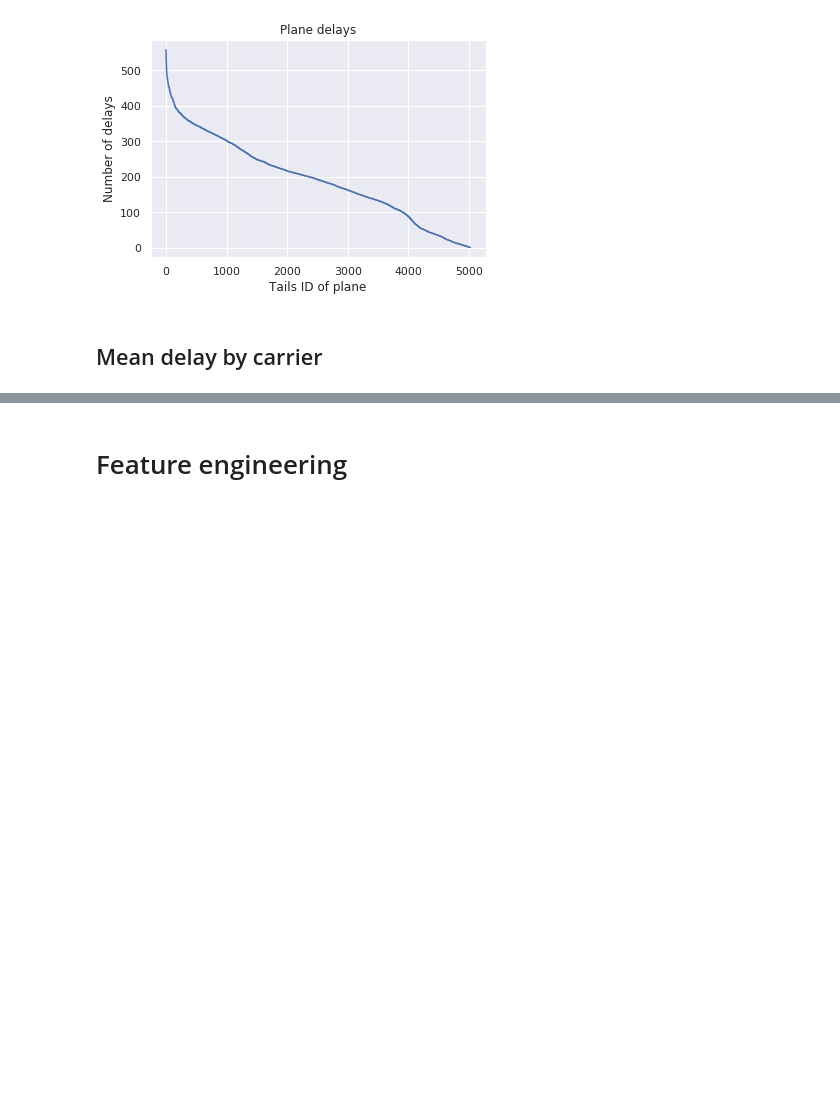
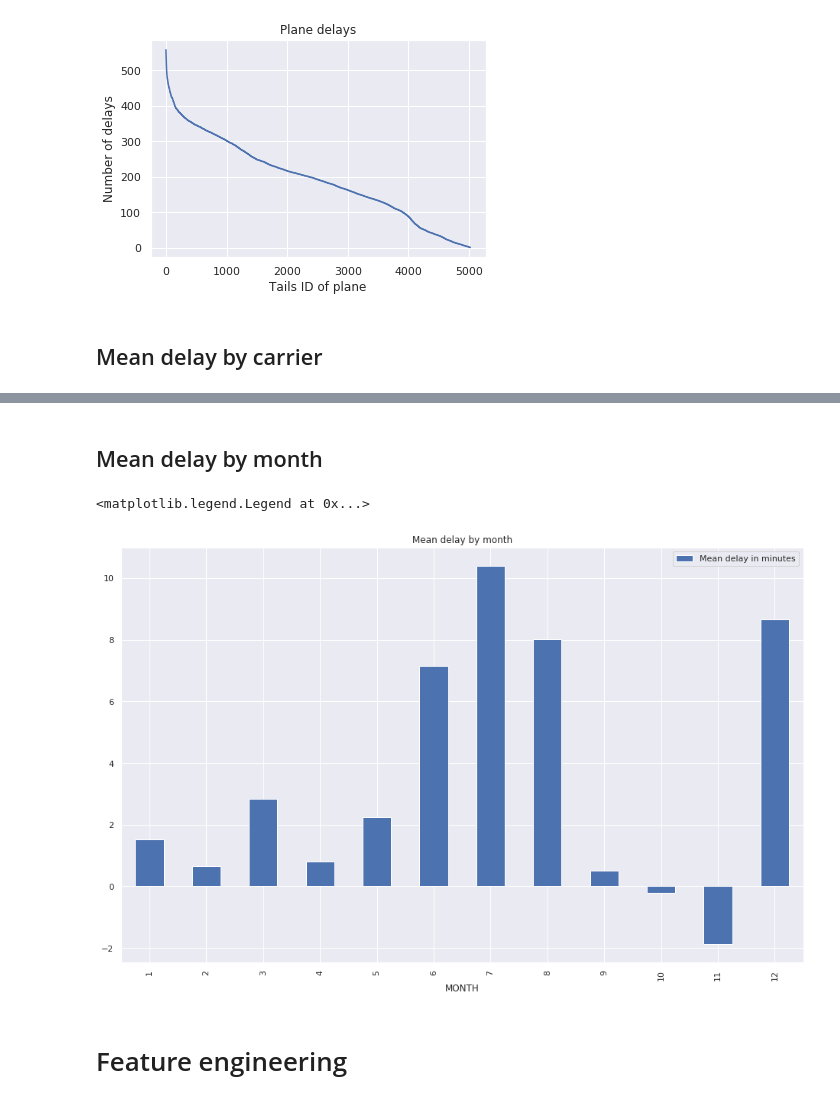
Before and after one commit to Severac/openclassrooms, a Jupyter notebook: PJ4/PJ4_dataexplore.ipynb, the cells around one changed output, grey strips where cells are left out. Drawn from its saved outputs; the diff is of its cells as text; code cells hidden in the pictures; blank space fills up the shorter version.

```diff
--- a/PJ4/PJ4_dataexplore.ipynb
+++ b/PJ4/PJ4_dataexplore.ipynb
@@ -469,3 +482,12 @@ df[['ARR_DELAY', 'UNIQUE_CARRIER']].groupby('UNIQUE_CARRIER').mean().plot.bar(fi
+# %% [markdown]
+## Mean delay by month
+# %%
+fig, ax = plt.subplots()
+df[['ARR_DELAY', 'MONTH']].groupby('MONTH').mean().plot.bar(figsize=(16,10), title='Mean delay by month', ax=ax)
+ax.legend(["Mean delay in minutes"])
+# %% [output]
+<matplotlib.legend.Legend at 0x...>
+[figure, added]
 # %% [markdown]
 # Feature engineering
 # %% [markdown]
```
Also changed, not shown: parts of 4 cells of this notebook, 2 other files.
